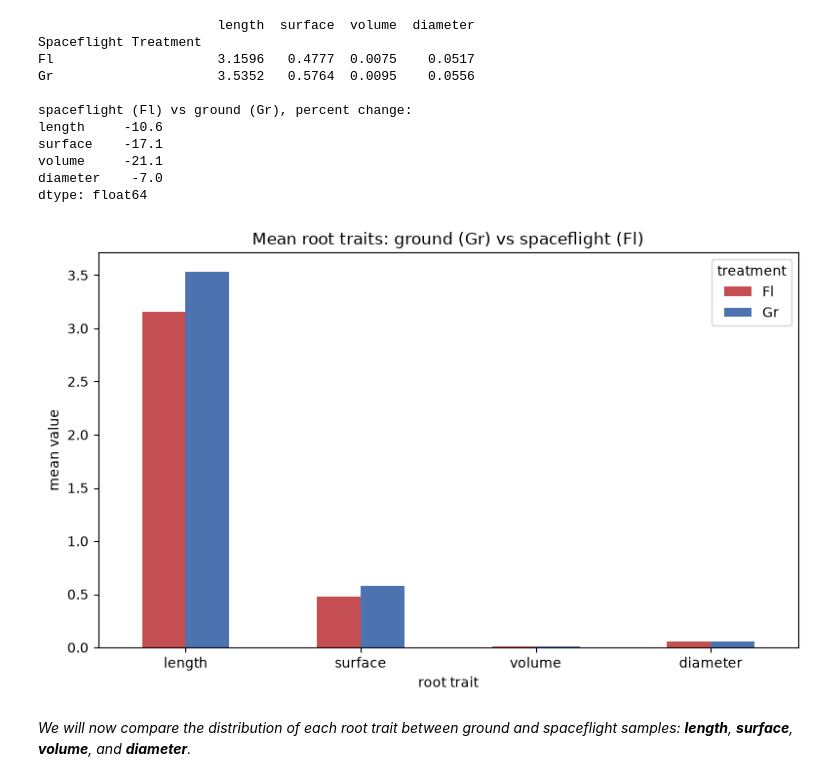
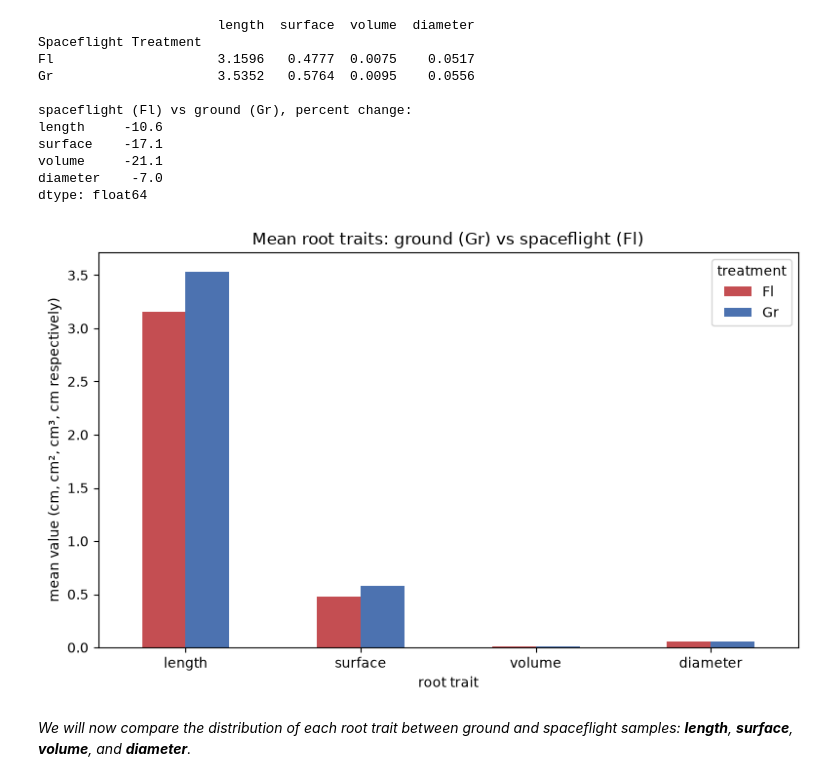
Before and after one commit to dr-richard-barker/OSDR_jupyter_book.io, a Jupyter notebook: chapters/rr9-phenotypes_Lesson_01.ipynb, the cells around one changed output. Drawn from its saved outputs; the diff is of its cells as text; code cells hidden in the pictures.

```diff
--- a/chapters/rr9-phenotypes_Lesson_01.ipynb
+++ b/chapters/rr9-phenotypes_Lesson_01.ipynb
@@ -181,16 +184,16 @@ dtype: float64
 # %%
 # a grouped bar chart of mean trait values: ground vs spaceflight
 ax = group_means.T.plot(kind='bar', figsize=(8, 5),
                         color={'Gr': '#4C72B0', 'Fl': '#C44E52'})
-ax.set_ylabel('mean value')
+ax.set_ylabel('mean value (cm, cm², cm³, cm respectively)')
 ax.set_xlabel('root trait')
 ax.set_title('Mean root traits: ground (Gr) vs spaceflight (Fl)')
 ax.legend(title='treatment')
 plt.xticks(rotation=0)
 plt.tight_layout()
 plt.show()
 # %% [output]
-[figure, old version]
+[figure, new version]
 # %% [markdown]
 *We will now compare the distribution of each root trait between ground and spaceflight samples: **length**, **surface**, **volume**, and **diameter**.*
 # %% [markdown]
```
Also changed, not shown: parts of 10 cells of this notebook, 6 other files.
